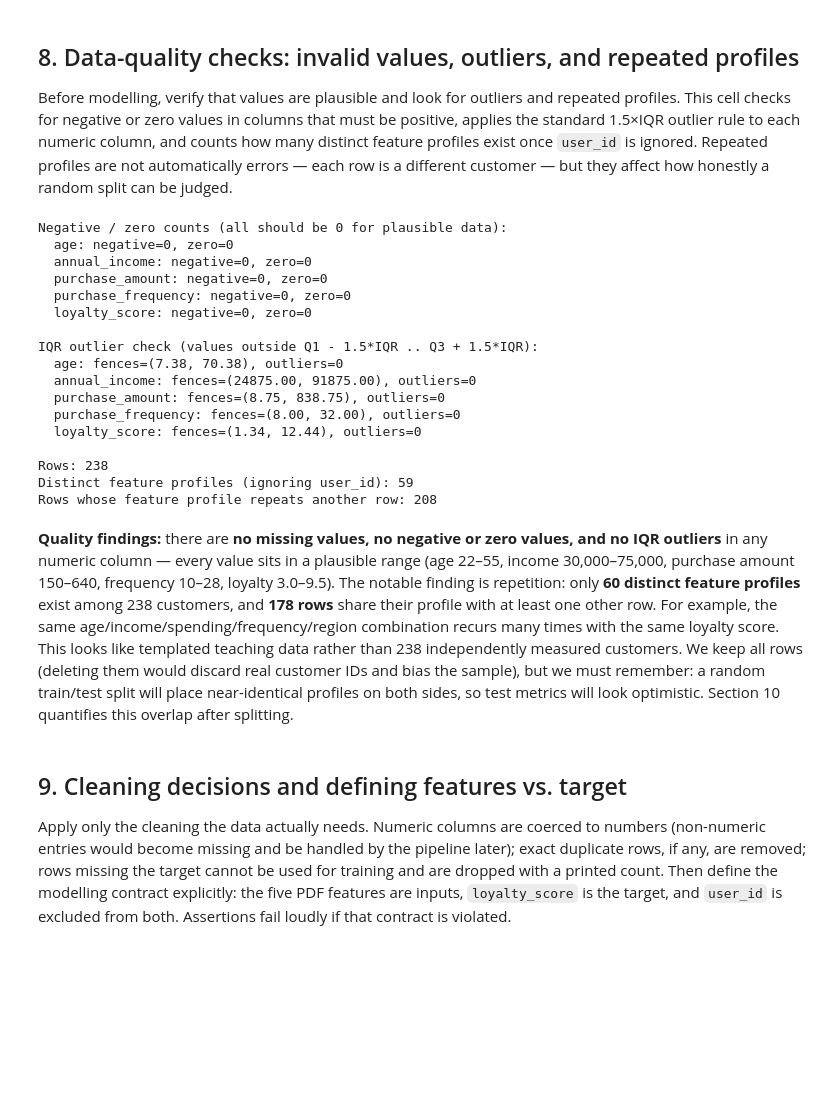
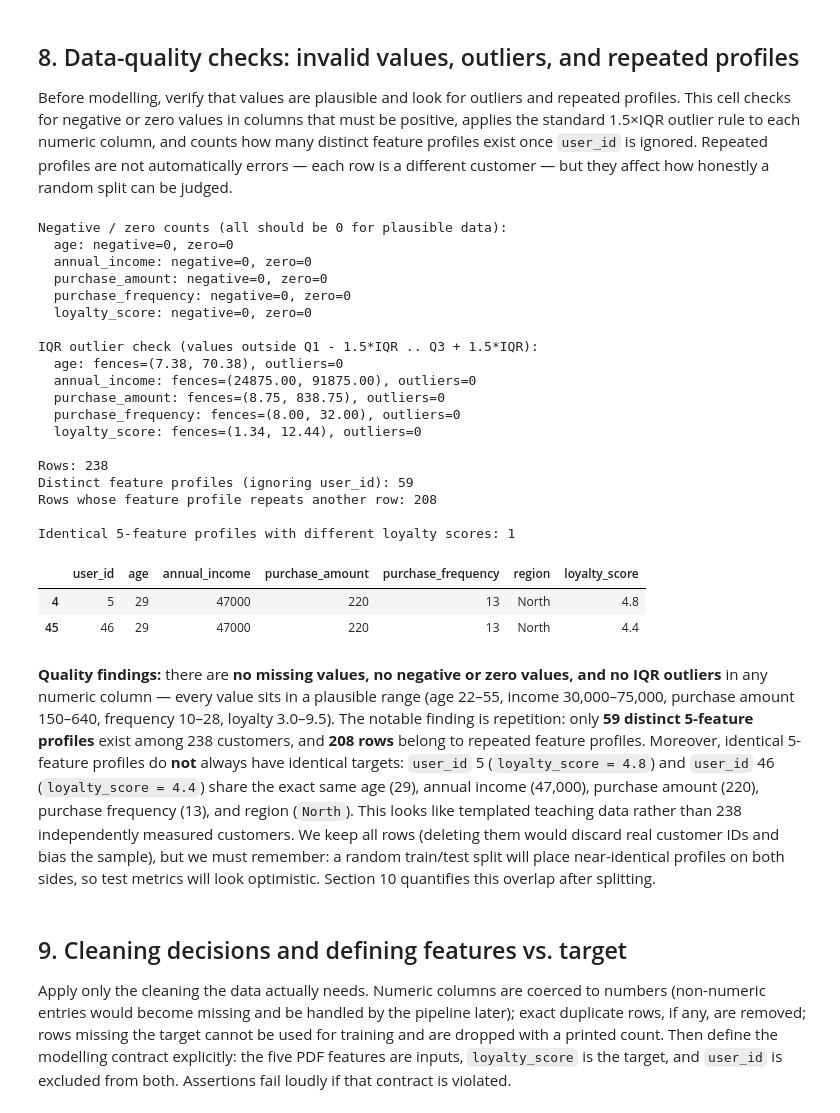
Before and after one commit to Muhammed-Fathi/ML-Course-Assignments, a Jupyter notebook: assignments/assignment_02/notebooks/02_customer_loyalty_regression.ipynb, the cells around one changed output. Drawn from its saved outputs; the diff is of its cells as text; code cells hidden in the pictures; blank space fills up the shorter version.

Commit message:
PR #3 review fixes: EDA profile counts, GroupShuffleSplit diagnostic, provenance wording
Co-authored-by: arena-agent <297053741+arena-agent@users.noreply.github.com>

```diff
--- a/assignments/assignment_02/notebooks/02_customer_loyalty_regression.ipynb
+++ b/assignments/assignment_02/notebooks/02_customer_loyalty_regression.ipynb
@@ -278,35 +279,47 @@ for column in positive_columns:
     iqr = q3 - q1
     lower, upper = q1 - 1.5 * iqr, q3 + 1.5 * iqr
     outliers = int(((values < lower) | (values > upper)).sum())
     print(f"  {column}: fences=({lower:.2f}, {upper:.2f}), outliers={outliers}")
 
 feature_columns = ["age", "annual_income", "purchase_amount",
                    "purchase_frequency", "region"]
 print("\nRows:", len(df_raw))
 print("Distinct feature profiles (ignoring user_id):",
       int(df_raw[feature_columns].drop_duplicates().shape[0]))
 print("Rows whose feature profile repeats another row:",
       int(df_raw.duplicated(subset=feature_columns, keep=False).sum()))
+conflicting = df_raw.groupby(feature_columns)["loyalty_score"].nunique()
+n_conflicting = int((conflicting > 1).sum())
+print("\nIdentical 5-feature profiles with different loyalty scores:", n_conflicting)
+if n_conflicting:
+    for profile_vals in conflicting[conflicting > 1].index:
+        mask = (df_raw[feature_columns] == pd.Series(profile_vals, index=feature_columns)).all(axis=1)
+        display(df_raw.loc[mask, ["user_id"] + feature_columns + ["loyalty_score"]])
 # %% [output]
 Negative / zero counts (all should be 0 for plausible data):
   age: negative=0, zero=0
   annual_income: negative=0, zero=0
   purchase_amount: negative=0, zero=0
   purchase_frequency: negative=0, zero=0
   loyalty_score: negative=0, zero=0
 
 IQR outlier check (values outside Q1 - 1.5*IQR .. Q3 + 1.5*IQR):
   age: fences=(7.38, 70.38), outliers=0
   annual_income: fences=(24875.00, 91875.00), outliers=0
   purchase_amount: fences=(8.75, 838.75), outliers=0
   purchase_frequency: fences=(8.00, 32.00), outliers=0
   loyalty_score: fences=(1.34, 12.44), outliers=0
 
 Rows: 238
 Distinct feature profiles (ignoring user_id): 59
 Rows whose feature profile repeats another row: 208
+
+Identical 5-feature profiles with different loyalty scores: 1
+|  | user_id | age | annual_income | purchase_amount | purchase_frequency | region | loyalty_score |
+| 4 | 5 | 29 | 47000 | 220 | 13 | North | 4.8 |
+| 45 | 46 | 29 | 47000 | 220 | 13 | North | 4.4 |
 # %% [markdown]
-**Quality findings:** there are **no missing values, no negative or zero values, and no IQR outliers** in any numeric column — every value sits in a plausible range (age 22–55, income 30,000–75,000, purchase amount 150–640, frequency 10–28, loyalty 3.0–9.5). The notable finding is repetition: only **60 distinct feature profiles** exist among 238 customers, and **178 rows** share their profile with at least one other row. For example, the same age/income/spending/frequency/region combination recurs many times with the same loyalty score. This looks like templated teaching data rather than 238 independently measured customers. We keep all rows (deleting them would discard real customer IDs and bias the sample), but we must remember: a random train/test split will place near-identical profiles on both sides, so test metrics will look optimistic. Section 10 quantifies this overlap after splitting.
+**Quality findings:** there are **no missing values, no negative or zero values, and no IQR outliers** in any numeric column — every value sits in a plausible range (age 22–55, income 30,000–75,000, purchase amount 150–640, frequency 10–28, loyalty 3.0–9.5). The notable finding is repetition: only **59 distinct 5-feature profiles** exist among 238 customers, and **208 rows** belong to repeated feature profiles. Moreover, identical 5-feature profiles do **not** always have identical targets: `user_id` 5 (`loyalty_score = 4.8`) and `user_id` 46 (`loyalty_score = 4.4`) share the exact same age (29), annual income (47,000), purchase amount (220), purchase frequency (13), and region (`North`). This looks like templated teaching data rather than 238 independently measured customers. We keep all rows (deleting them would discard real customer IDs and bias the sample), but we must remember: a random train/test split will place near-identical profiles on both sides, so test metrics will look optimistic. Section 10 quantifies this overlap after splitting.
 # %% [markdown]
 ## 9. Cleaning decisions and defining features vs. target
 
```
Also changed, not shown: parts of 6 cells of this notebook.
